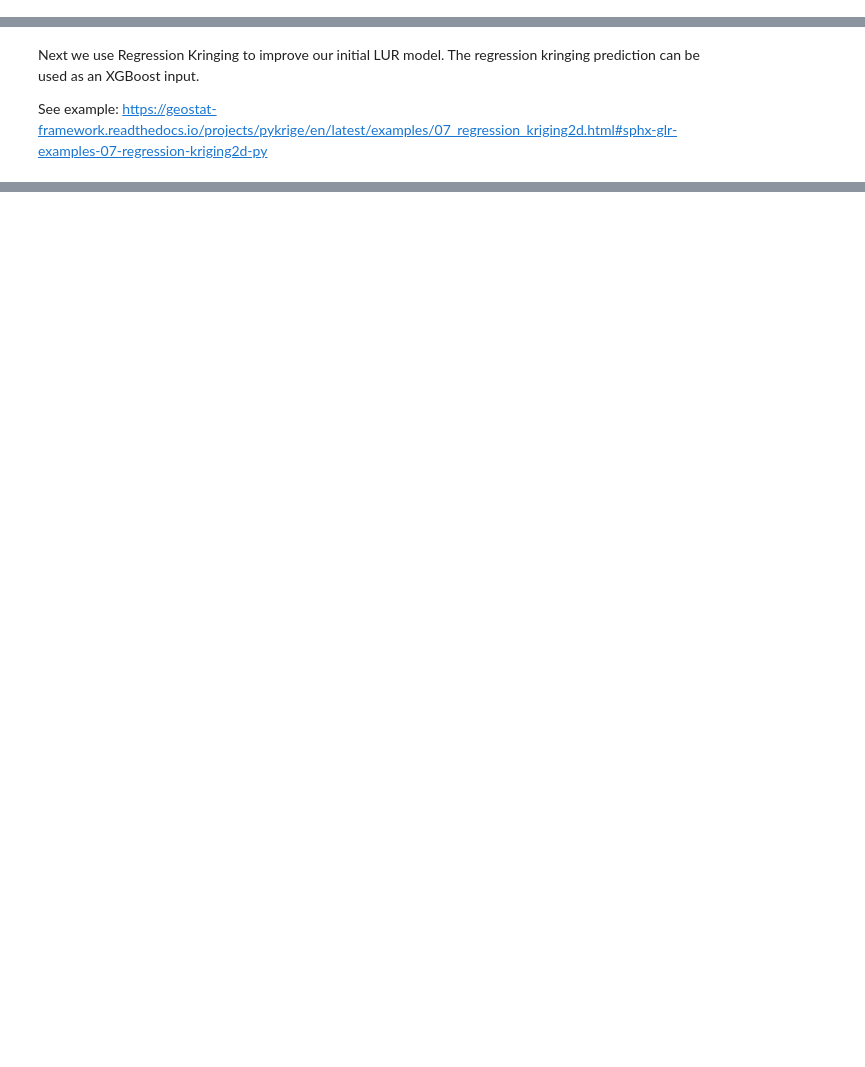
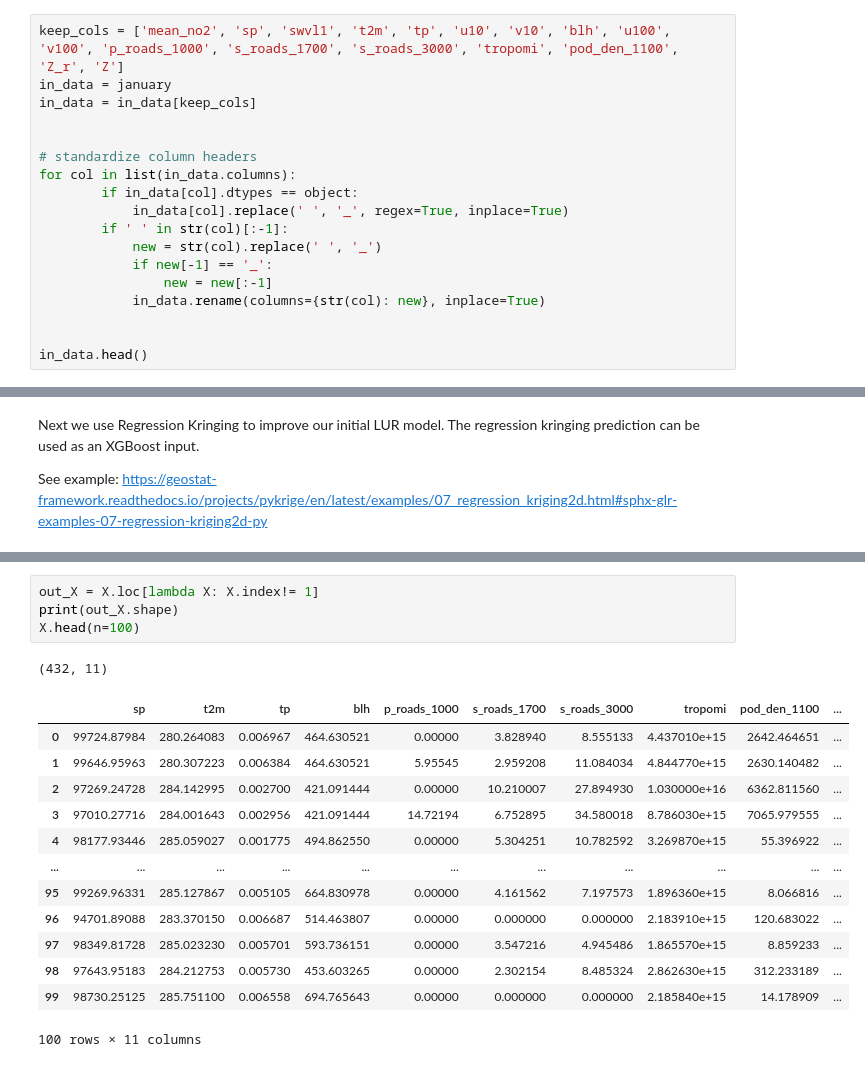
Before and after one commit to xaviernogueira/gwu_air_quality, a Jupyter notebook: Hyrbid_Kringing_analysis.ipynb, the cells around one changed output, grey strips where cells are left out. Drawn from its saved outputs; the diff is of its cells as text; blank space fills up the shorter version.

```diff
--- a/Hyrbid_Kringing_analysis.ipynb
+++ b/Hyrbid_Kringing_analysis.ipynb
@@ -33,0 +49,18 @@ FileNotFoundError: [Errno 2] No such file or directory: 'C:\\Users\\xrnogueira\\
+# %%
+keep_cols = ['mean_no2', 'sp', 'swvl1', 't2m', 'tp', 'u10', 'v10', 'blh', 'u100', 'v100', 'p_roads_1000', 's_roads_1700', 's_roads_3000', 'tropomi', 'pod_den_1100', 'Z_r', 'Z']
+in_data = january
+in_data = in_data[keep_cols]
+
+
+# standardize column headers
+for col in list(in_data.columns):
+        if in_data[col].dtypes == object:
+            in_data[col].replace(' ', '_', regex=True, inplace=True)
+        if ' ' in str(col)[:-1]:
+            new = str(col).replace(' ', '_')
+            if new[-1] == '_':
+                new = new[:-1]
+            in_data.rename(columns={str(col): new}, inplace=True)
+
+
+in_data.head()
@@ -62 +226,20 @@ See example: https://geostat-framework.readthedocs.io/projects/pykrige/en/latest
+# %%
+out_X = X.loc[lambda X: X.index!= 1]
+print(out_X.shape)
+X.head(n=100)
+# %% [output]
+(432, 11)
+|  | sp | t2m | tp | blh | p_roads_1000 | s_roads_1700 | s_roads_3000 | tropomi | pod_den_1100 | ... |
+| 0 | 99724.87984 | 280.264083 | 0.006967 | 464.630521 | 0.00000 | 3.828940 | 8.555133 | 4.437010e+15 | 2642.464651 | ... |
+| 1 | 99646.95963 | 280.307223 | 0.006384 | 464.630521 | 5.95545 | 2.959208 | 11.084034 | 4.844770e+15 | 2630.140482 | ... |
+| 2 | 97269.24728 | 284.142995 | 0.002700 | 421.091444 | 0.00000 | 10.210007 | 27.894930 | 1.030000e+16 | 6362.811560 | ... |
+| 3 | 97010.27716 | 284.001643 | 0.002956 | 421.091444 | 14.72194 | 6.752895 | 34.580018 | 8.786030e+15 | 7065.979555 | ... |
+| 4 | 98177.93446 | 285.059027 | 0.001775 | 494.862550 | 0.00000 | 5.304251 | 10.782592 | 3.269870e+15 | 55.396922 | ... |
+| ... | ... | ... | ... | ... | ... | ... | ... | ... | ... | ... |
+| 95 | 99269.96331 | 285.127867 | 0.005105 | 664.830978 | 0.00000 | 4.161562 | 7.197573 | 1.896360e+15 | 8.066816 | ... |
+| 96 | 94701.89088 | 283.370150 | 0.006687 | 514.463807 | 0.00000 | 0.000000 | 0.000000 | 2.183910e+15 | 120.683022 | ... |
+| 97 | 98349.81728 | 285.023230 | 0.005701 | 593.736151 | 0.00000 | 3.547216 | 4.945486 | 1.865570e+15 | 8.859233 | ... |
+| 98 | 97643.95183 | 284.212753 | 0.005730 | 453.603265 | 0.00000 | 2.302154 | 8.485324 | 2.862630e+15 | 312.233189 | ... |
+| 99 | 98730.25125 | 285.751100 | 0.006558 | 694.765643 | 0.00000 | 0.000000 | 0.000000 | 2.185840e+15 | 14.178909 | ... |
+100 rows × 11 columns
 # %%
```
Also changed, not shown: parts of 14 cells of this notebook.
